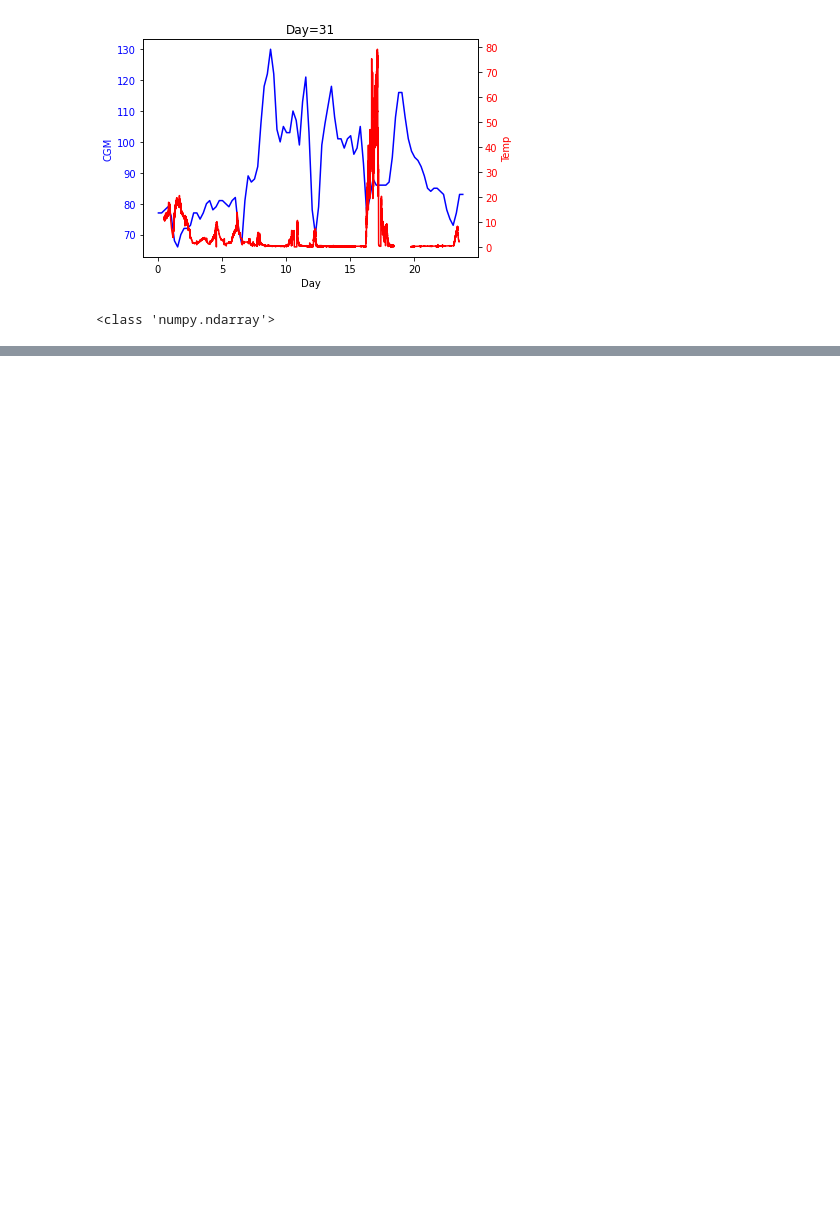
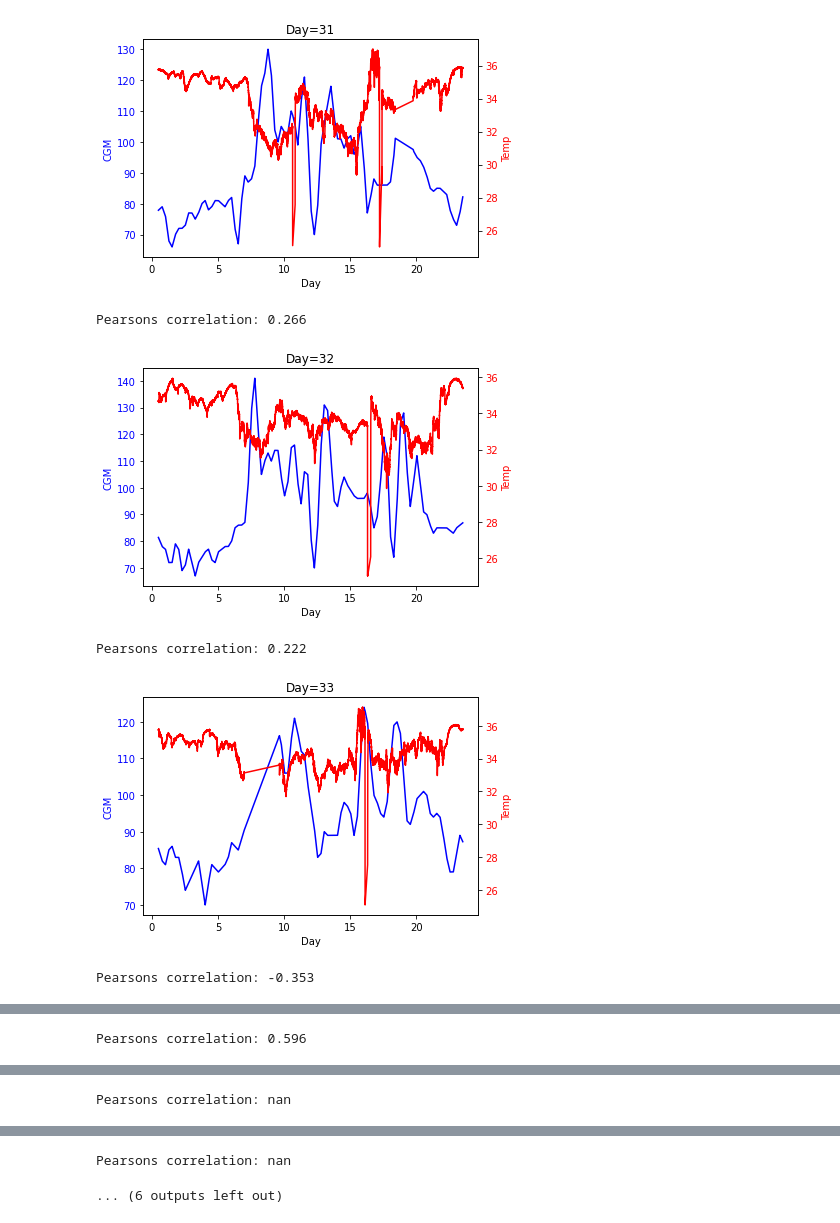
Before and after one commit to somidvar/STMI-CGM-Predictor, a Jupyter notebook: bobakProcessor.ipynb, the cells around one changed output, grey strips where cells are left out. Cells and saved outputs as stored; diff of their text form; code cells hidden in the pictures; blank space fills up the shorter version.

Commit message:
Interpolating bobak's data to sec resolution and synchronizing the CGM and other variables

```diff
--- a/bobakProcessor.ipynb
+++ b/bobakProcessor.ipynb
@@ -8,6 +8,10 @@ import matplotlib.pyplot as plt
 import pandas as pd
 from scipy.interpolate import interp1d
 from scipy.stats import pearsonr
+
+addressPrefix='C:/Users/sorush.omidvar/Google Drive/Documents/Educational/TAMU/Research/CGM Dataset/Bobak/'
+if not os.path.exists(addressPrefix):
+    addressPrefix='C:/GDrive/Documents/Educational/TAMU/Research/CGM Dataset/Bobak/'
 # %%
 def loadingDataReader(fileAddress,parameter):
     try:
@@ -125,56 +120,70 @@ for day in days:
     fig, ax1 = plt.subplots ()
     ax2 = ax1.twinx ()
 
-    inquery=df[df['Date']==day]
-    inquery=inquery[inquery['Parameter']=='CGM']
-
-    x=inquery['Time']
+    inqueryCGM=df[df['Date']==day]
+    inqueryCGM=inqueryCGM[inqueryCGM['Parameter']=='CGM']
+    x=inqueryCGM['Time']
     x=x.values.tolist()
     x=np.asarray(x,dtype=float)
-    y=inquery['Value']
+    y=inqueryCGM['Value']
     y=y.values.tolist()
     y=np.asarray(y,dtype=float)
-    # f = interp1d (x, y)
-    xnew=np.arange(0.5*3600,23.5*3600,1)
-    # cgmNew=f(xnew)
+    f = interp1d (x, y)
+    xNew=np.arange(0.5*3600,23.5*3600,1)
+    CGMNew=f(xNew)
 
-    ax1.plot(x/3600,y,color='blue')
-    ax1.tick_params (axis='y', labelcolor='blue')
 
-    inquery=df[df['Date']==day]
-    inquery=inquery[inquery['Parameter']=='EDA']
-
-    x=inquery['Time']
+    inqueryVar=df[df['Date']==day]
+    inqueryVar=inqueryVar[inqueryVar['Parameter']=='Temp']
+    x=inqueryVar['Time']
     x=x.values.tolist()
     x=np.asarray(x,dtype=float)
 
-    y=inquery['Value']
+    y=inqueryVar['Value']
     y=y.values.tolist()
     y=np.asarray(y,dtype=float)
     f = interp1d (x, y,bounds_error=False, fill_value=0)
-    varNew=f(xnew)
+    varNew=f(xNew)
 
-    ax2.plot(xnew/3600,varNew,color='red')
+
+    properVar=np.logical_not(np.isnan(varNew))
+    properCGM=np.logical_not(np.isnan(CGMNew))
+    properIndices=properVar*properCGM
+
+    xNew=xNew[np.argwhere(properIndices)]
+    varNew=varNew[np.argwhere(properIndices)]
+    CGMNew=CGMNew[np.argwhere(properIndices)]
+
+    varNew=np.concatenate(varNew, axis=0)
+    CGMNew=np.concatenate(CGMNew, axis=0)
+
+    ax1.plot(xNew/3600,CGMNew,color='blue')
+    ax1.tick_params (axis='y', labelcolor='blue')
+
+    ax2.plot(xNew/3600,varNew,color='red')
     ax2.tick_params (axis='y', labelcolor='red')
 
     ax1.set_ylabel('CGM')
     ax1.set_xlabel('Day')
     ax1.yaxis.label.set_color("blue")
 
     ax2.set_ylabel('Temp')
     ax2.yaxis.label.set_color("red")
 
     # plt.savefig(addressPrefix+'figure.jpg')
     plt.title("Day="+str(day))
     plt.show()
-    varFlag=np.isnan(varNew)
-    xNewModified=[]
+    for counter in range(0,len(varNew)):
+        if np.isnan(CGMNew[counter]):
+            print(counter)
+            break
 
-
-    # corr, _ = pearsonr(cgmNew, varNew)
-    # print('Pearsons correlation: %.3f' % corr)
-
-    break
+    corr, _ = pearsonr(CGMNew[0:10], varNew[0:10])
+    print('Pearsons correlation: %.3f' % corr)
 # %% [output]
-[figure, old version]
+[figure, new version]
-<class 'numpy.ndarray'>
+Pearsons correlation: 0.266
+[figure, added]
+Pearsons correlation: 0.222
+[figure, added]
+Pearsons correlation: -0.353
@@ -180,0 +191 @@ for day in days:
+Pearsons correlation: 0.596
@@ -180,0 +193 @@ for day in days:
+Pearsons correlation: nan
@@ -180,0 +195,2 @@ for day in days:
+Pearsons correlation: nan
+... (6 outputs left out)
```
Also changed, not shown: parts of 2 cells of this notebook.
